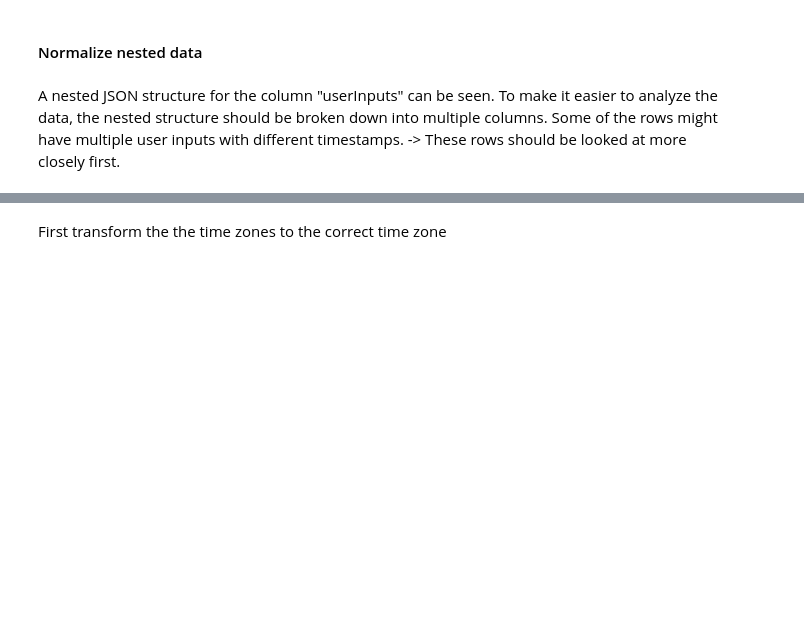
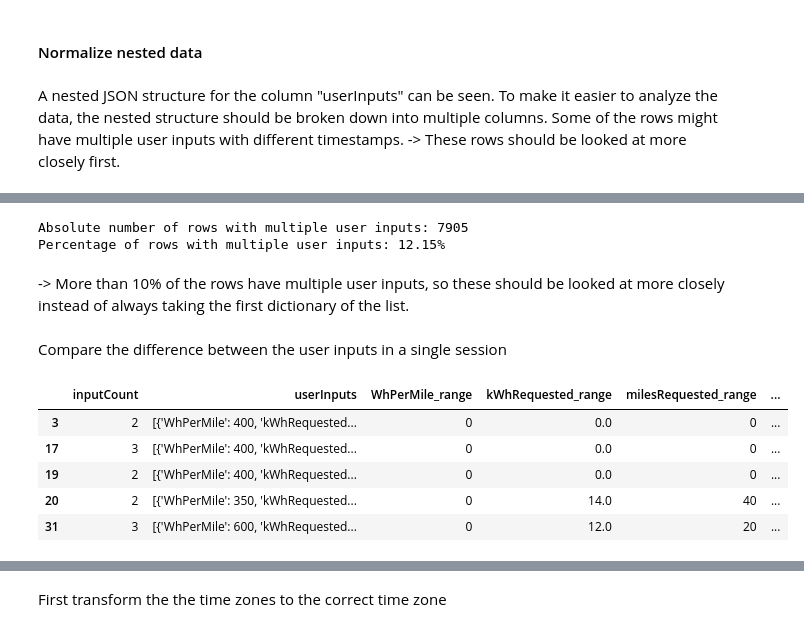
Before and after one commit to Amocon/A-Team_AA-Team-Assignment_2024, a Jupyter notebook: aa_team_assignment/data_preparation.ipynb, the cells around one changed output, grey strips where cells are left out. Cells and saved outputs as stored; diff of their text form; code cells hidden in the pictures; blank space fills up the shorter version.

```diff
--- a/aa_team_assignment/data_preparation.ipynb
+++ b/aa_team_assignment/data_preparation.ipynb
@@ -162,0 +140,65 @@ nested_df.head()
+# %%
+# Count rows with more than one user input
+count_multiple_inputs = (df_charging_data['inputCount'] > 1).sum()
+per_multiple_inputs = round(count_multiple_inputs / df_charging_data.shape[0], 4) * 100
+print(f"Absolute number of rows with multiple user inputs: {count_multiple_inputs}")
+print(f"Percentage of rows with multiple user inputs: {per_multiple_inputs}%")
+# %% [output]
+Absolute number of rows with multiple user inputs: 7905
+Percentage of rows with multiple user inputs: 12.15%
+# %% [markdown]
+-> More than 10% of the rows have multiple user inputs, so these should be looked at more closely instead of always taking the first dictionary of the list.
+# %% [markdown]
+Compare the difference between the user inputs in a single session
+# %%
+# Dataframe with all rows with more than one user input
+df_multiple_inputs = df_charging_data[df_charging_data["inputCount"] > 1].copy()
+
+def calculate_range(user_inputs, column, date_format="%a, %d %b %Y %H:%M:%S GMT"):
+    """
+    Calculate the range (max - min) of values for a specified column from a list of user inputs.
+
+    Parameters:
+        user_inputs (list of dict): A list of dictionaries where the values are the inputs provided by the user.
+        column (str): The key for which the range is to be calculated.
+        date_format (str, optional): The date format string for the column if the column contains date strings.
+
+    Returns:
+        float: The range (max - min) of the values in the specified column.
+    """
+    values = [input_data[column] for input_data in user_inputs if column in input_data]
+    if len(values) > 1:
+        # If numeric, calculate range as max - min
+        if isinstance(values[0], (int, float)):
+            return max(values) - min(values)
+        # If string, attempt to convert to datetime and calculate the range
+        elif isinstance(values[0], str):
+            values = pd.to_datetime(values, format=date_format, errors='coerce')
+            values = values.dropna()
+            if len(values) > 1:
+                return values.max() - values.min()
+            else:
+                return pd.Timedelta(0)
+    return 0
+
+# Columns to calculate the range for
+columns_of_interest = ["WhPerMile", "kWhRequested", "milesRequested", "minutesAvailable",
+                       "modifiedAt", "requestedDeparture", "userID"]
+# Calculate range for each column safely
+for column in columns_of_interest:
+    df_multiple_inputs[f"{column}_range"] = df_multiple_inputs["userInputs"].apply(
+        lambda x: calculate_range(x, column)
+    )
+
+# Select only the relevant columns to create final comparison DataFrame
+cols = ["inputCount"] + ["userInputs"] + [f"{col}_range" for col in columns_of_interest]
+user_inputs_range_df = df_multiple_inputs[cols]
+# %%
+user_inputs_range_df.head()
+# %% [output]
+|  | inputCount | userInputs | WhPerMile_range | kWhRequested_range | milesRequested_range | ... |
+| 3 | 2 | [{'WhPerMile': 400, 'kWhRequested... | 0 | 0.0 | 0 | ... |
+| 17 | 3 | [{'WhPerMile': 400, 'kWhRequested... | 0 | 0.0 | 0 | ... |
+| 19 | 2 | [{'WhPerMile': 400, 'kWhRequested... | 0 | 0.0 | 0 | ... |
+| 20 | 2 | [{'WhPerMile': 350, 'kWhRequested... | 0 | 14.0 | 40 | ... |
+| 31 | 3 | [{'WhPerMile': 600, 'kWhRequested... | 0 | 12.0 | 20 | ... |
```
Also changed, not shown: parts of 12 cells of this notebook.
